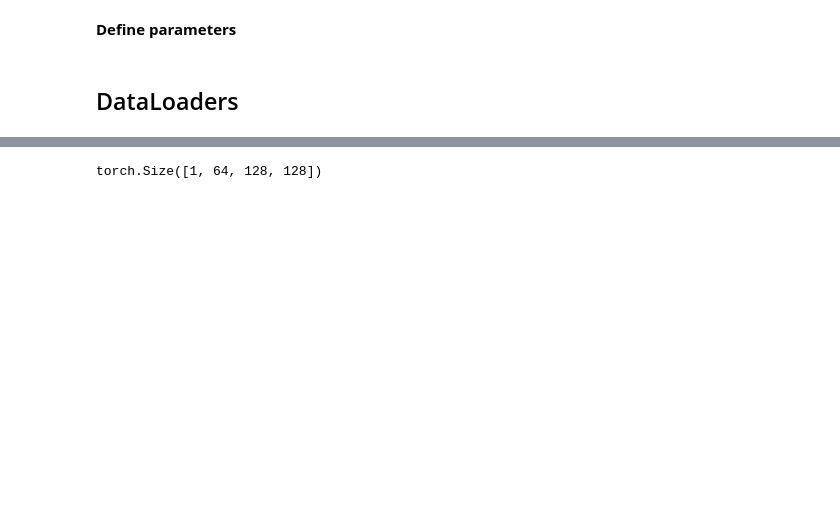
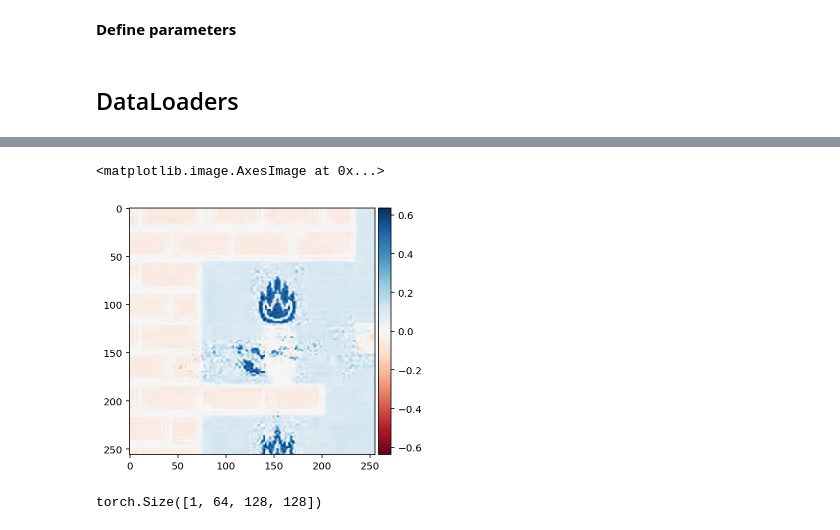
Before and after one commit to erykml/video_games_colorization, a Jupyter notebook: model_v1_design.ipynb, the cells around one changed output, grey strips where cells are left out. Drawn from its saved outputs; the diff is of its cells as text; code cells hidden in the pictures; blank space fills up the shorter version.

```diff
--- a/model_v1_design.ipynb
+++ b/model_v1_design.ipynb
@@ -117,3 +115,8 @@ torch.Size([32, 1, 256, 256])
+# %%
+imshow(img_ab[0][0].numpy())
+# %% [output]
+<matplotlib.image.AxesImage at 0x...>
+[figure, added]
 # %%
 test = torch.zeros([256, 256]).unsqueeze(0).unsqueeze(0)
 conv = nn.Conv2d(in_channels=1, out_channels=64, kernel_size=(3,3), stride=1, padding=1, bias=True)
```
Also changed, not shown: parts of 5 cells of this notebook, 4 other files.
